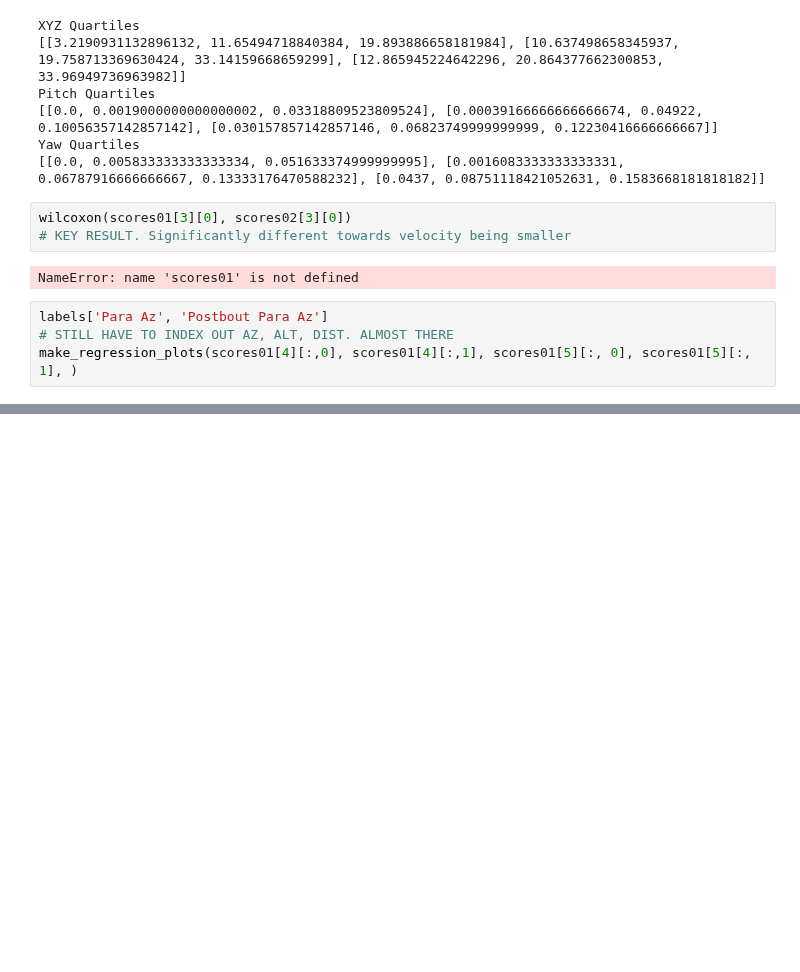
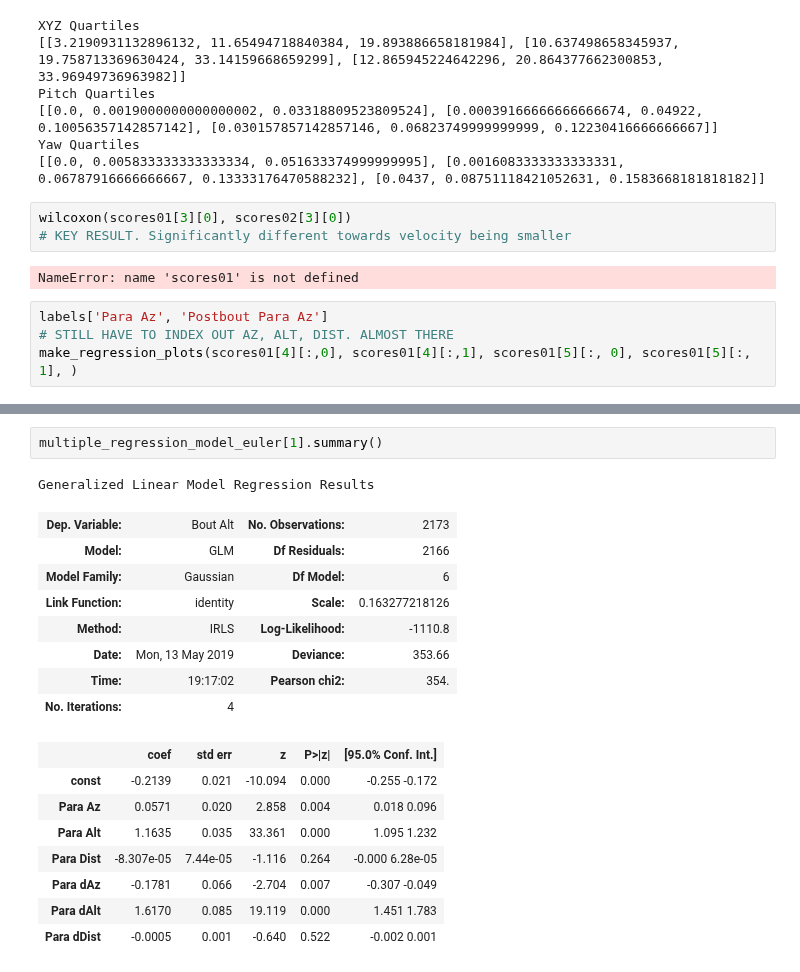
Before and after one commit to elifesciences-publications/PreycapMaster, a Jupyter notebook: Model_Plot.ipynb, the cells around one changed output, grey strips where cells are left out. Saved outputs shown, nothing was run; the diff lists cells and outputs as text; blank space fills up the shorter version.

```diff
--- a/Model_Plot.ipynb
+++ b/Model_Plot.ipynb
@@ -359,0 +382,20 @@ fig.savefig('model_results.pdf')
+# %%
+multiple_regression_model_euler[1].summary()
+# %% [output]
+Generalized Linear Model Regression Results
+| Dep. Variable: | Bout Alt | No. Observations: | 2173 |
+| Model: | GLM | Df Residuals: | 2166 |
+| Model Family: | Gaussian | Df Model: | 6 |
+| Link Function: | identity | Scale: | 0.163277218126 |
+| Method: | IRLS | Log-Likelihood: | -1110.8 |
+| Date: | Mon, 13 May 2019 | Deviance: | 353.66 |
+| Time: | 19:17:02 | Pearson chi2: | 354. |
+| No. Iterations: | 4 |  |  |
+|  | coef | std err | z | P>|z| | [95.0% Conf. Int.] |
+| const | -0.2139 | 0.021 | -10.094 | 0.000 | -0.255 -0.172 |
+| Para Az | 0.0571 | 0.020 | 2.858 | 0.004 | 0.018 0.096 |
+| Para Alt | 1.1635 | 0.035 | 33.361 | 0.000 | 1.095 1.232 |
+| Para Dist | -8.307e-05 | 7.44e-05 | -1.116 | 0.264 | -0.000 6.28e-05 |
+| Para dAz | -0.1781 | 0.066 | -2.704 | 0.007 | -0.307 -0.049 |
+| Para dAlt | 1.6170 | 0.085 | 19.119 | 0.000 | 1.451 1.783 |
+| Para dDist | -0.0005 | 0.001 | -0.640 | 0.522 | -0.002 0.001 |
```
Also changed, not shown: parts of 11 cells of this notebook, 6 other files.
